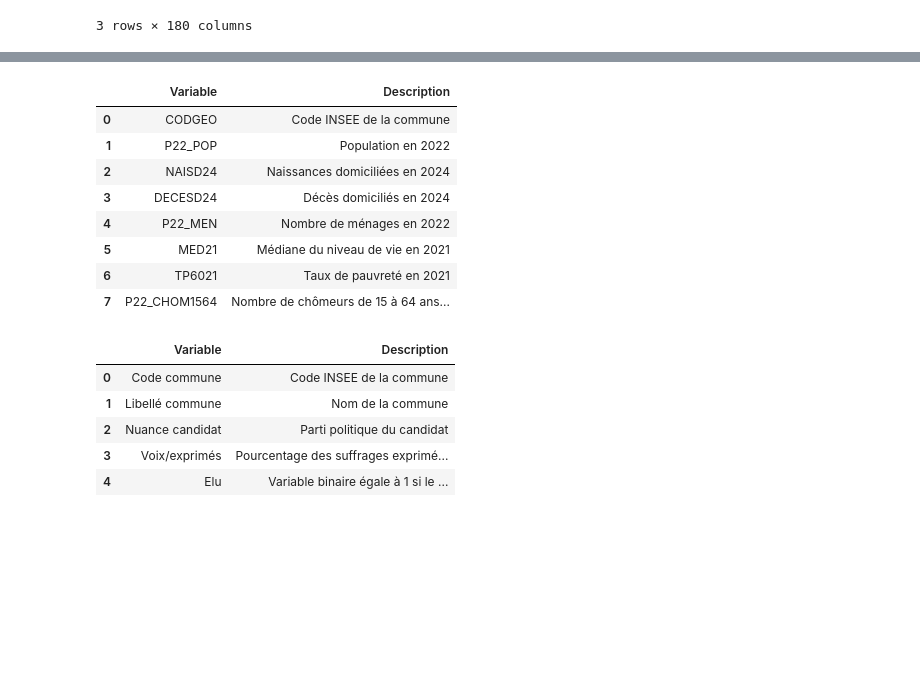
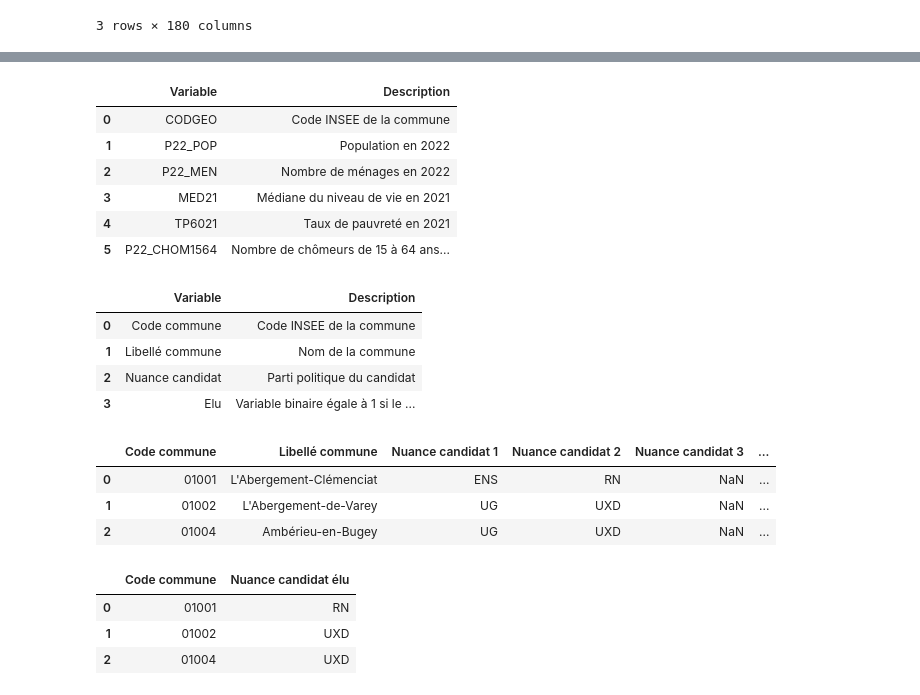
Before and after one commit to MaximeHirsch/Projet-python-deserts-sportifs, a Jupyter notebook: Projet.ipynb, the cells around one changed output, grey strips where cells are left out. Drawn from its saved outputs; the diff is of its cells as text; code cells hidden in the pictures; blank space fills up the shorter version.

```diff
--- a/Projet.ipynb
+++ b/Projet.ipynb
@@ -124,47 +122,41 @@ legislatives2.head(3)
 # %%
 #Dictionnaire des variables utilisées dans df_commune
 pd.set_option("display.max_colwidth", None)
 
 tab_communes = {
     "Variable": [
-        "CODGEO", "P22_POP", "NAISD24", "DECESD24",
-        "P22_MEN", "MED21", "TP6021", "P22_CHOM1564"
+        "CODGEO", "P22_POP", "P22_MEN", "MED21", "TP6021", "P22_CHOM1564"
     ],
     "Description": [
         "Code INSEE de la commune",
         "Population en 2022",
-        "Naissances domiciliées en 2024",
-        "Décès domiciliés en 2024",
         "Nombre de ménages en 2022",
         "Médiane du niveau de vie en 2021",
         "Taux de pauvreté en 2021",
         "Nombre de chômeurs de 15 à 64 ans en 2022"
     ]
 }
 
 dico_vars_communes = pd.DataFrame(tab_communes)
 dico_vars_communes
 # %% [output]
 |  | Variable | Description |
 | 0 | CODGEO | Code INSEE de la commune |
 | 1 | P22_POP | Population en 2022 |
-| 2 | NAISD24 | Naissances domiciliées en 2024 |
-| 3 | DECESD24 | Décès domiciliés en 2024 |
-| 4 | P22_MEN | Nombre de ménages en 2022 |
-| 5 | MED21 | Médiane du niveau de vie en 2021 |
-| 6 | TP6021 | Taux de pauvreté en 2021 |
-| 7 | P22_CHOM1564 | Nombre de chômeurs de 15 à 64 ans... |
+| 2 | P22_MEN | Nombre de ménages en 2022 |
+| 3 | MED21 | Médiane du niveau de vie en 2021 |
+| 4 | TP6021 | Taux de pauvreté en 2021 |
+| 5 | P22_CHOM1564 | Nombre de chômeurs de 15 à 64 ans... |
 # %%
 #Dictionnaire des variables utilisées dans legislatives
 
 
 tab_pol = {
-    "Variable": ["Code commune", "Libellé commune", "Nuance candidat", "Voix/exprimés", "Elu"],
+    "Variable": ["Code commune", "Libellé commune", "Nuance candidat", "Elu"],
     "Description": [
         "Code INSEE de la commune",
         "Nom de la commune",
         "Parti politique du candidat",
-        "Pourcentage des suffrages exprimés pour le candidat",
         "Variable binaire égale à 1 si le candidat a été élu, 0 sinon"
     ]
 }
@@ -176,5 +168,4 @@ dico_vars_pol
 | 0 | Code commune | Code INSEE de la commune |
 | 1 | Libellé commune | Nom de la commune |
 | 2 | Nuance candidat | Parti politique du candidat |
-| 3 | Voix/exprimés | Pourcentage des suffrages exprimé... |
-| 4 | Elu | Variable binaire égale à 1 si le ... |
+| 3 | Elu | Variable binaire égale à 1 si le ... |
@@ -181 +188,18 @@ dico_vars_pol
+# %%
+legislatives2.head(3)
+# %% [output]
+|  | Code commune | Libellé commune | Nuance candidat 1 | Nuance candidat 2 | Nuance candidat 3 | ... |
+| 0 | 01001 | L'Abergement-Clémenciat | ENS | RN | NaN | ... |
+| 1 | 01002 | L'Abergement-de-Varey | UG | UXD | NaN | ... |
+| 2 | 01004 | Ambérieu-en-Bugey | UG | UXD | NaN | ... |
+# %%
+#On garde seulement la nuance du candidat élu, ce qui nous intéresse ici
+cols = ["Code commune", "Nuance candidat élu"]
+legislatives2 = legislatives2[cols]
+legislatives2.head(3)
+# %% [output]
+|  | Code commune | Nuance candidat élu |
+| 0 | 01001 | RN |
+| 1 | 01002 | UXD |
+| 2 | 01004 | UXD |
 # %%
```
Also changed, not shown: parts of 20 cells of this notebook, 1 other file.
